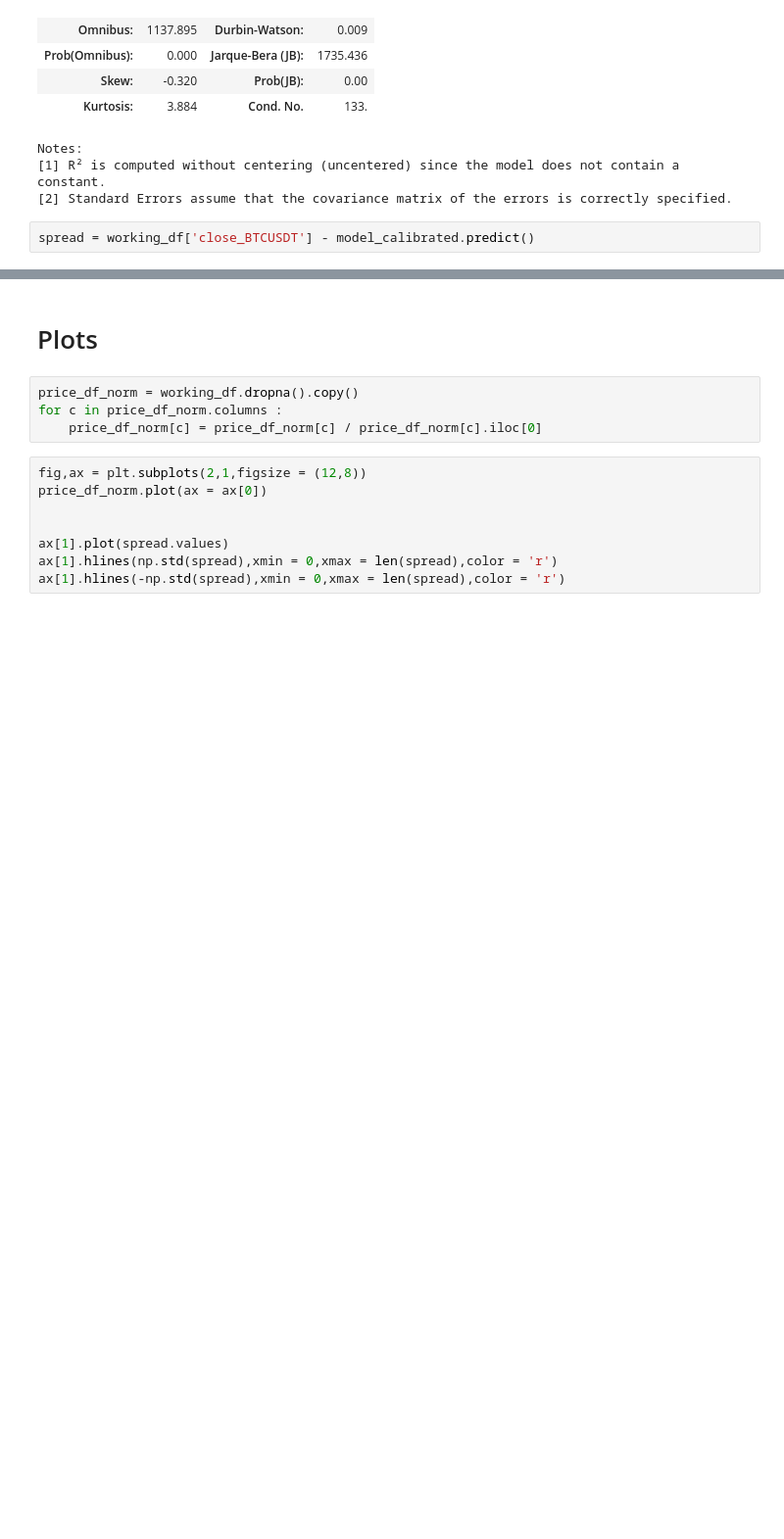
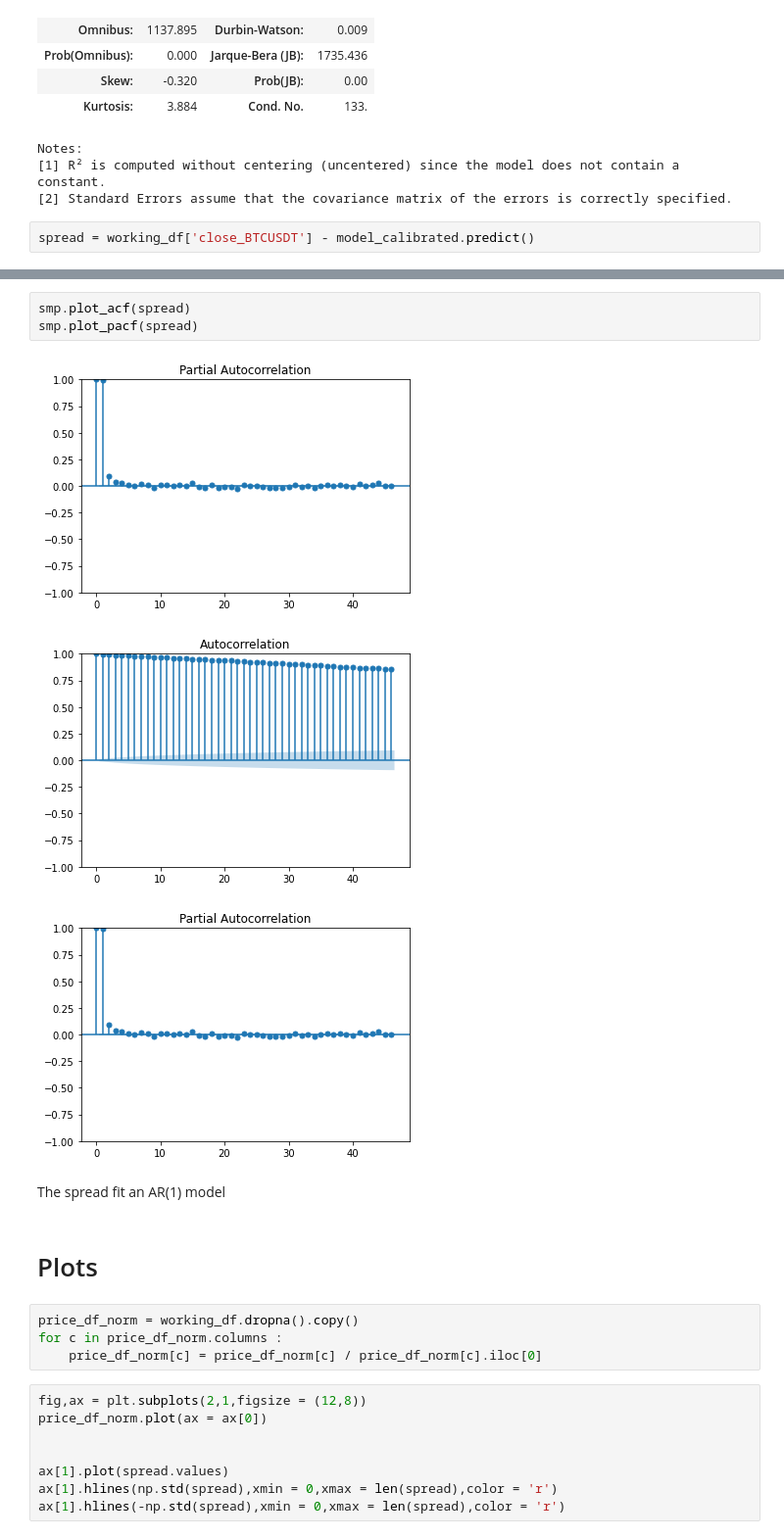
Before and after one commit to Faissal-Titouan/Crypto_Statistical_Arbitrage, a Jupyter notebook: notebook_stat/01_Firsts_try.ipynb, the cells around one changed output, grey strips where cells are left out. Shown at 98% size. Saved outputs shown, nothing was run; the diff lists cells and outputs as text; blank space fills up the shorter version.

```diff
--- a/notebook_stat/01_Firsts_try.ipynb
+++ b/notebook_stat/01_Firsts_try.ipynb
@@ -125,3 +159,12 @@ spread = working_df['close_BTCUSDT'] - model_calibrated.predict()
+# %%
+smp.plot_acf(spread)
+smp.plot_pacf(spread)
+# %% [output]
+[figure, added]
+[figure, added]
+[figure, added]
+# %% [markdown]
+The spread fit an AR(1) model
 # %% [markdown]
 # Plots
 # %%
```
Also changed, not shown: parts of 15 cells of this notebook.
